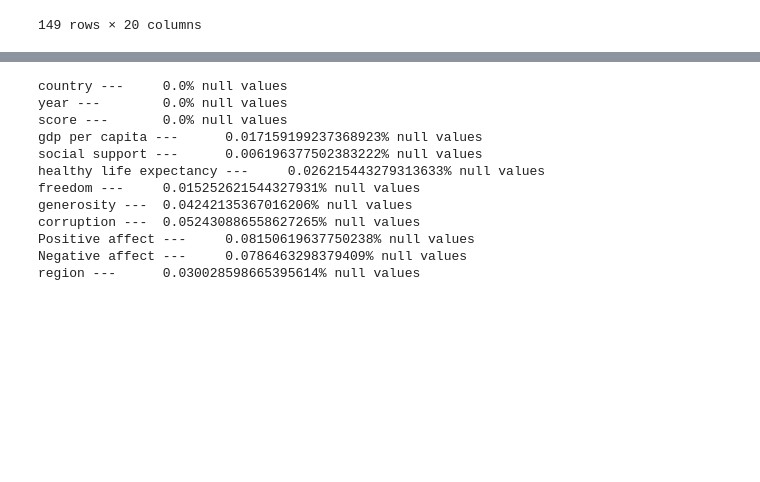
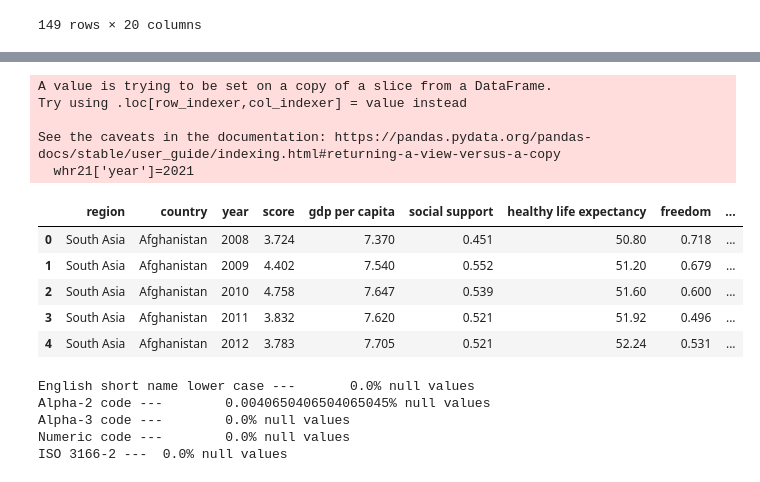
Before and after one commit to Kartik1801/EDA-Happiness-Report, a Jupyter notebook: EDA.ipynb, the cells around one changed output, grey strips where cells are left out. Drawn from its saved outputs; the diff is of its cells as text; code cells hidden in the pictures; blank space fills up the shorter version.

Commit message:
Dataframes ready to use

```diff
--- a/EDA.ipynb
+++ b/EDA.ipynb
@@ -295,7 +272,0 @@ whr21.head(2)
-# %%
-# merging both data frames:
-
-temp_reg = pd.merge(whr, whr21, how='outer',on='country')
-whr['region']=temp_reg['region_y']
-
-eda_happy = pd.merge(whr,whr21, how='outer',on=['country', 'year', 'score', 'gdp per capita','social support','healthy life expectancy','freedom','generosity','corruption','region'])
@@ -318,15 +273,37 @@ eda_happy
-# %%
-check_null(eda_happy)
-# %% [output]
-country ---     0.0% null values
-year ---        0.0% null values
-score ---       0.0% null values
-gdp per capita ---      0.017159199237368923% null values
-social support ---      0.006196377502383222% null values
-healthy life expectancy ---     0.026215443279313633% null values
-freedom ---     0.015252621544327931% null values
-generosity ---  0.04242135367016206% null values
-corruption ---  0.052430886558627265% null values
-Positive affect ---     0.08150619637750238% null values
-Negative affect ---     0.0786463298379409% null values
-region ---      0.030028598665395614% null values
+# %%
+# adding year column for 2021 dataset
+whr21['year']=2021
+# %% [output]
+A value is trying to be set on a copy of a slice from a DataFrame.
+Try using .loc[row_indexer,col_indexer] = value instead
+
+See the caveats in the documentation: https://pandas.pydata.org/pandas-docs/stable/user_guide/indexing.html#returning-a-view-versus-a-copy
+  whr21['year']=2021
+# %%
+# merging both data frames:
+
+temp_reg = pd.merge(whr, whr21, how='outer',on='country')
+whr['region']=temp_reg['region']
+
+eda_happy = pd.merge(whr,whr21, how='outer',on=['country', 'year', 'score', 'gdp per capita','social support','healthy life expectancy','freedom','generosity','corruption','region'])
+# %%
+# rearranging columns
+
+eda_happy=eda_happy[['region', 'country', 'year', 'score', 'gdp per capita', 'social support', 'healthy life expectancy', 'freedom','generosity', 'corruption', 'Positive affect', 'Negative affect']]
+# %%
+eda_happy.head()
+# %% [output]
+|  | region | country | year | score | gdp per capita | social support | healthy life expectancy | freedom | ... |
+| 0 | South Asia | Afghanistan | 2008 | 3.724 | 7.370 | 0.451 | 50.80 | 0.718 | ... |
+| 1 | South Asia | Afghanistan | 2009 | 4.402 | 7.540 | 0.552 | 51.20 | 0.679 | ... |
+| 2 | South Asia | Afghanistan | 2010 | 4.758 | 7.647 | 0.539 | 51.60 | 0.600 | ... |
+| 3 | South Asia | Afghanistan | 2011 | 3.832 | 7.620 | 0.521 | 51.92 | 0.496 | ... |
+| 4 | South Asia | Afghanistan | 2012 | 3.783 | 7.705 | 0.521 | 52.24 | 0.531 | ... |
+# %%
+check_null(cc)
+# %% [output]
+English short name lower case ---       0.0% null values
+Alpha-2 code ---        0.0040650406504065045% null values
+Alpha-3 code ---        0.0% null values
+Numeric code ---        0.0% null values
+ISO 3166-2 ---  0.0% null values
```
Also changed, not shown: parts of 9 cells of this notebook, 1 other file.
